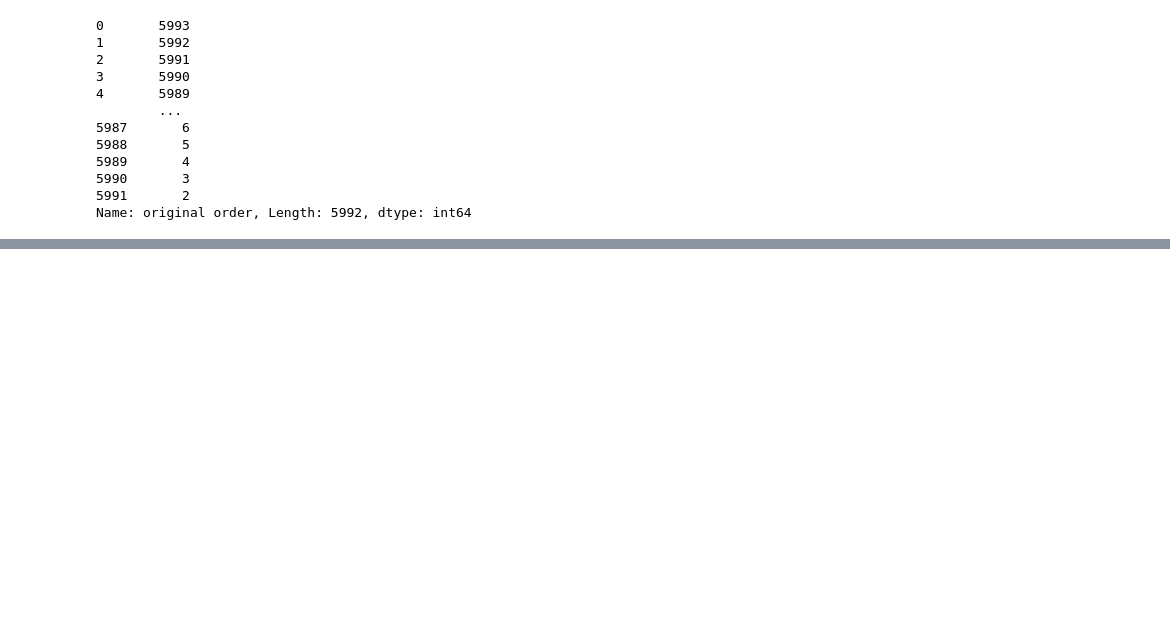
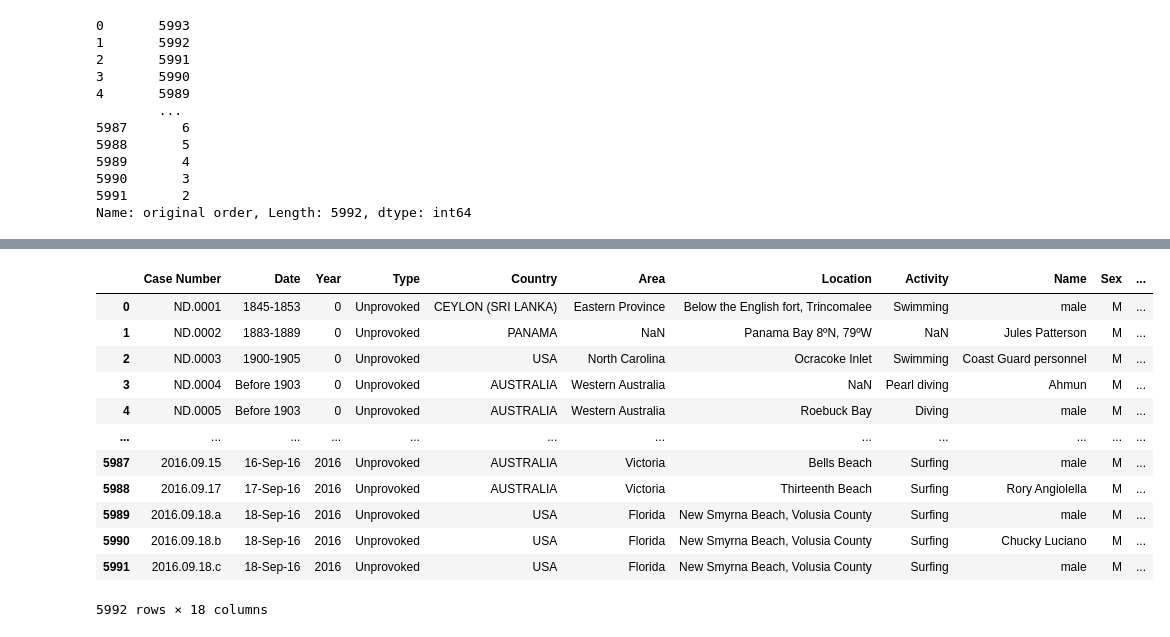
Before and after one commit to GerardDD/PR02-project-pandas, a Jupyter notebook: data/Project-02.ipynb, the cells around one changed output, grey strips where cells are left out. Cells and saved outputs as stored; diff of their text form; code cells hidden in the pictures; blank space fills up the shorter version.

Commit message:
worked on injury column

```diff
--- a/data/Project-02.ipynb
+++ b/data/Project-02.ipynb
@@ -818,0 +717,12 @@ species_list_v3
+# %%
+# haremos una "bag of words" para ver si se repite
+# alguna especie en particular
+species_string = reduce((lambda a,b: a + ' ' + b),species_list_v2)
+# %%
+# quitamos saltos de linea
+species_string = str(species_string.split('\n'))
+species_list = species_string.split()
+# %%
+species_dict = {}
+for i in species_list:
+    species_dict[i] = species_string.count(i)
@@ -818,0 +750,23 @@ species_list_v3
+# %%
+# intentaremos agrupar los tipos más comunes
+shark_white = re.compile('White|white')
+shark_nurse = re.compile('Nurse|nurse')
+shark_blue = re.compile('blue|Blue|Mako|mako')
+shark_bull = re.compile('Bull|bull|leucas')
+shark_hammer = re.compile('hammerhead|Hammerhead')
+shark_whale = re.compile('Whale|whale|whaler')
+shark_tiger = re.compile('Tiger|tiger')
+shark_grey = re.compile('Grey|grey')
+shark_black = re.compile('Blacktip|blacktip|black-tipped|black tipped')
+shark_wobbegong = re.compile('.*obbego.*')
+shark_galapagos = re.compile('Galapagos|galapagos|galapago|Galapago')
+shark_dusk = re.compile('macrurus|dusk|Dusk|Dusky|dusky')
+shark_zambesi = re.compile('zambesi|Zambesi')
+shark_sevengill = re.compile('Sevengill|sevengill')
+shark_caribbean = re.compile('Caribbean|caribbean')
+shark_sand = re.compile('Sand|sand')
+shark_ragedtooth = re.compile('Raggedtooth|ragedtooth')
+shark_lemon = re.compile('Lemon|lemon')
+shark_spinner = re.compile('Spinner|spinner')
+shark_bronze = re.compile('Bronze|bronze')
+shark_reef = re.compile('Shark|shark')
@@ -818,0 +854,16 @@ species_list_v3
+# %%
+shark_df
+# %% [output]
+|  | Case Number | Date | Year | Type | Country | Area | Location | Activity | Name | Sex | ... |
+| 0 | ND.0001 | 1845-1853 | 0 | Unprovoked | CEYLON (SRI LANKA) | Eastern Province | Below the English fort, Trincomalee | Swimming | male | M | ... |
+| 1 | ND.0002 | 1883-1889 | 0 | Unprovoked | PANAMA | NaN | Panama Bay 8ºN, 79ºW | NaN | Jules Patterson | M | ... |
+| 2 | ND.0003 | 1900-1905 | 0 | Unprovoked | USA | North Carolina | Ocracoke Inlet | Swimming | Coast Guard personnel | M | ... |
+| 3 | ND.0004 | Before 1903 | 0 | Unprovoked | AUSTRALIA | Western Australia | NaN | Pearl diving | Ahmun | M | ... |
+| 4 | ND.0005 | Before 1903 | 0 | Unprovoked | AUSTRALIA | Western Australia | Roebuck Bay | Diving | male | M | ... |
+| ... | ... | ... | ... | ... | ... | ... | ... | ... | ... | ... | ... |
+| 5987 | 2016.09.15 | 16-Sep-16 | 2016 | Unprovoked | AUSTRALIA | Victoria | Bells Beach | Surfing | male | M | ... |
+| 5988 | 2016.09.17 | 17-Sep-16 | 2016 | Unprovoked | AUSTRALIA | Victoria | Thirteenth Beach | Surfing | Rory Angiolella | M | ... |
+| 5989 | 2016.09.18.a | 18-Sep-16 | 2016 | Unprovoked | USA | Florida | New Smyrna Beach, Volusia County | Surfing | male | M | ... |
+| 5990 | 2016.09.18.b | 18-Sep-16 | 2016 | Unprovoked | USA | Florida | New Smyrna Beach, Volusia County | Surfing | Chucky Luciano | M | ... |
+| 5991 | 2016.09.18.c | 18-Sep-16 | 2016 | Unprovoked | USA | Florida | New Smyrna Beach, Volusia County | Surfing | male | M | ... |
+5992 rows × 18 columns
```
Also changed, not shown: parts of 47 cells of this notebook.
